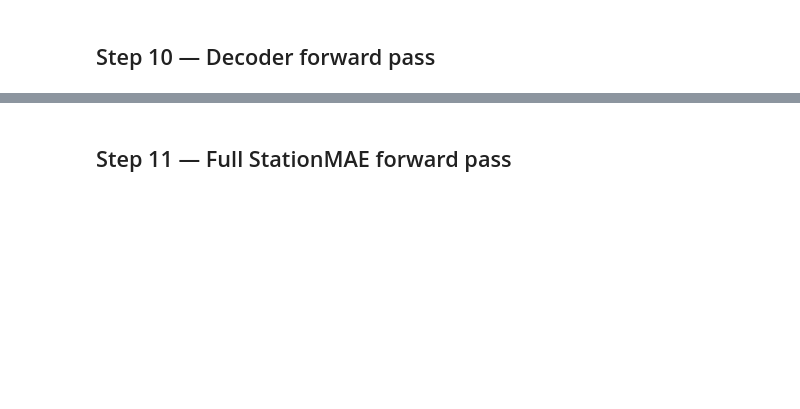
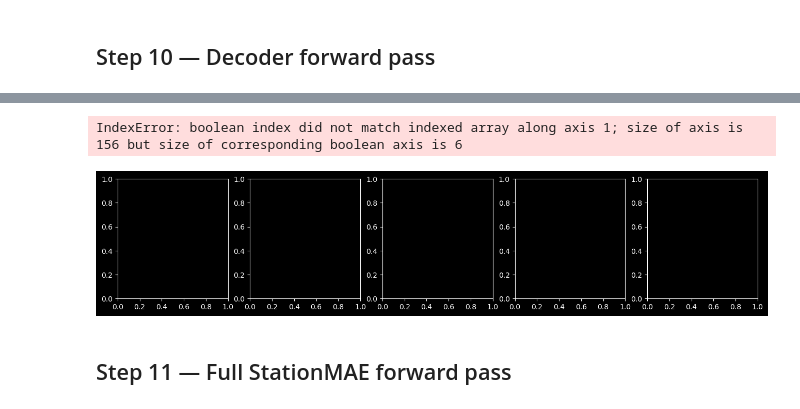
Before and after one commit to aureliedj/weather-station-model-with-transformers, a Jupyter notebook: Station MAE/explore_pipeline.ipynb, the cells around one changed output, grey strips where cells are left out. Drawn from its saved outputs; the diff is of its cells as text; code cells hidden in the pictures; blank space fills up the shorter version.

```diff
--- a/Station MAE/explore_pipeline.ipynb
+++ b/Station MAE/explore_pipeline.ipynb
@@ -668,3 +678,24 @@ plt.tight_layout(); plt.show()
+# %%
+# Prediction vs target for the first sample in the batch
+fig, axes = plt.subplots(1, NUM_TARGET_VARIABLES, figsize=(16, 3))
+pred_0   = preds_1[0].detach().numpy()          # (N, NUM_TARGET_VARIABLES)
+target_0 = batch["y"][0].numpy()              # (N, V)
+mask_0   = batch["y_mask"][0].bool().numpy()  # (N, V)
+
+for v, name in enumerate(TARGET_VARIABLE_NAMES):
+    ax = axes[v]
+    m  = mask_0[:, v]
+    ax.scatter(target_0[m, v], pred_0[m, v], alpha=0.5, s=10, color="steelblue")
+    lim = max(abs(target_0[m, v]).max(), abs(pred_0[m, v]).max()) * 1.05
+    ax.plot([-lim, lim], [-lim, lim], "k--", linewidth=0.8, alpha=0.6)
+    ax.set_title(name, fontsize=8)
+    ax.set_xlabel("target"); ax.set_ylabel("pred") if v == 0 else None
+
+plt.suptitle("Decoder predictions vs. targets (random-init model — expect scatter)", y=1.03)
+plt.tight_layout(); plt.show()
+# %% [output]
+IndexError: boolean index did not match indexed array along axis 1; size of axis is 156 but size of corresponding boolean axis is 6
+[figure, added]
 # %% [markdown]
 ## Step 11 — Full StationMAE forward pass
 # %%
```
Also changed, not shown: parts of 11 cells of this notebook, 3 other files.
